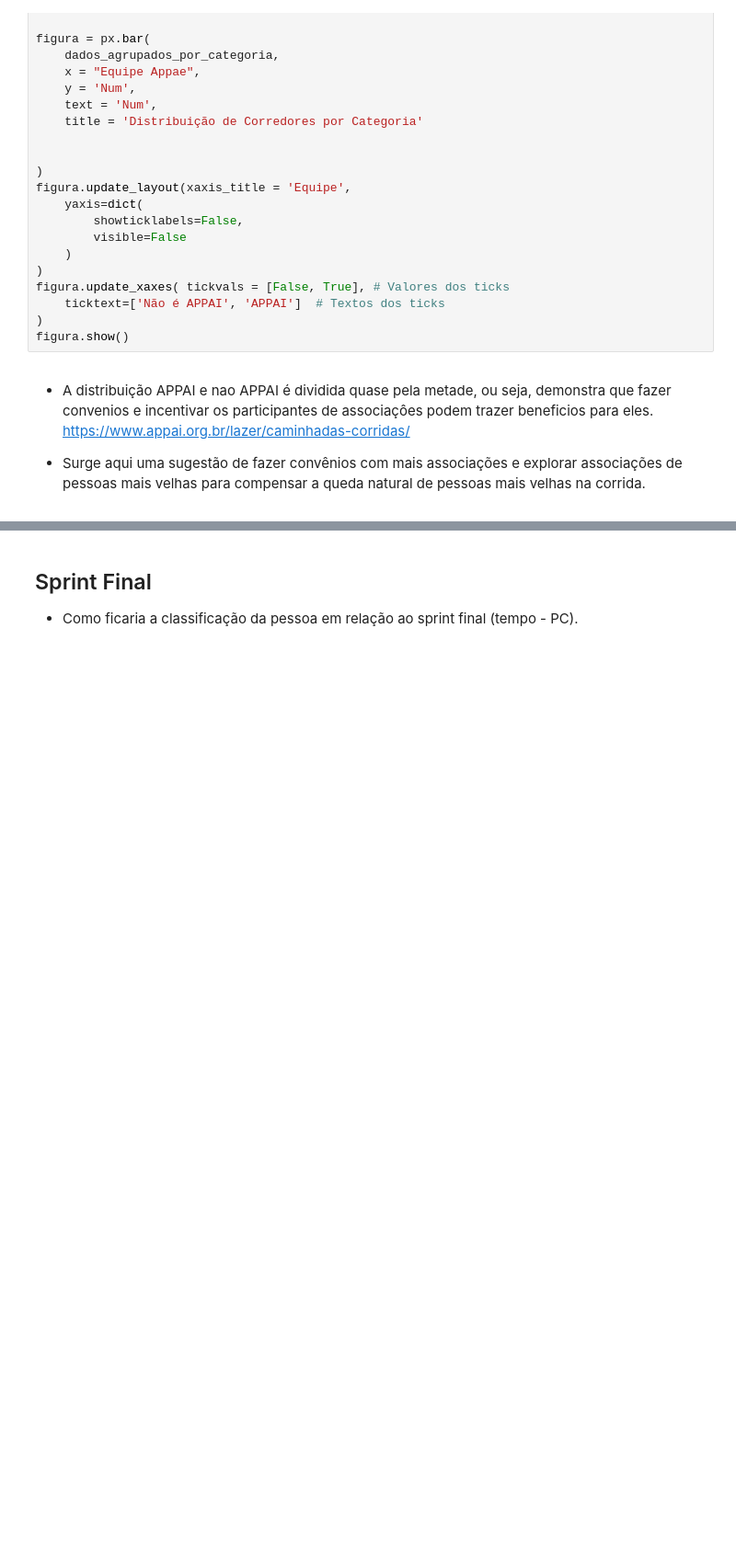
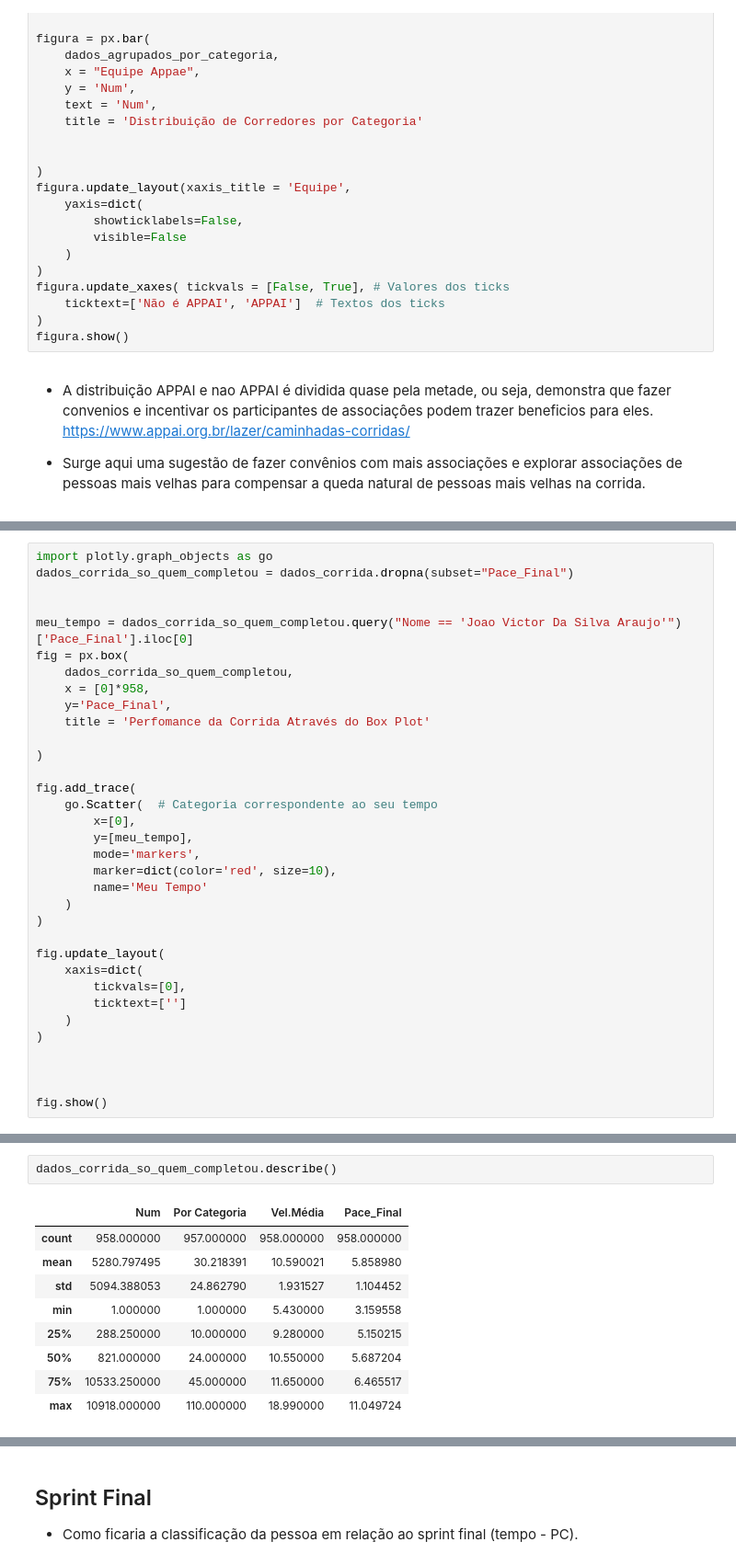
Before and after one commit to silvaaraujo98/eda_corrida_rio_antigo, a Jupyter notebook: EDA_Corrida_Rio_Antigo.ipynb, the cells around one changed output, grey strips where cells are left out. Shown at 92% size. Cells and saved outputs as stored; diff of their text form; blank space fills up the shorter version.

```diff
--- a/EDA_Corrida_Rio_Antigo.ipynb
+++ b/EDA_Corrida_Rio_Antigo.ipynb
@@ -243,0 +253,34 @@ Obs: Lembrando que usaremos a velocidade média como medidor de desempenho
+# %%
+import plotly.graph_objects as go
+dados_corrida_so_quem_completou = dados_corrida.dropna(subset="Pace_Final")
+
+
+meu_tempo = dados_corrida_so_quem_completou.query("Nome == 'Joao Victor Da Silva Araujo'")['Pace_Final'].iloc[0]
+fig = px.box(
+    dados_corrida_so_quem_completou,
+    x = [0]*958,
+    y='Pace_Final',
+    title = 'Perfomance da Corrida Através do Box Plot'
+
+)
+
+fig.add_trace(
+    go.Scatter(  # Categoria correspondente ao seu tempo
+        x=[0],
+        y=[meu_tempo],
+        mode='markers',
+        marker=dict(color='red', size=10),
+        name='Meu Tempo'
+    )
+)
+
+fig.update_layout(
+    xaxis=dict(
+        tickvals=[0],
+        ticktext=['']
+    )
+)
+
+
+
+fig.show()
@@ -243,0 +291,12 @@ Obs: Lembrando que usaremos a velocidade média como medidor de desempenho
+# %%
+dados_corrida_so_quem_completou.describe()
+# %% [output]
+|  | Num | Por Categoria | Vel.Média | Pace_Final |
+| count | 958.000000 | 957.000000 | 958.000000 | 958.000000 |
+| mean | 5280.797495 | 30.218391 | 10.590021 | 5.858980 |
+| std | 5094.388053 | 24.862790 | 1.931527 | 1.104452 |
+| min | 1.000000 | 1.000000 | 5.430000 | 3.159558 |
+| 25% | 288.250000 | 10.000000 | 9.280000 | 5.150215 |
+| 50% | 821.000000 | 24.000000 | 10.550000 | 5.687204 |
+| 75% | 10533.250000 | 45.000000 | 11.650000 | 6.465517 |
+| max | 10918.000000 | 110.000000 | 18.990000 | 11.049724 |
```
Also changed, not shown: parts of 19 cells of this notebook.
